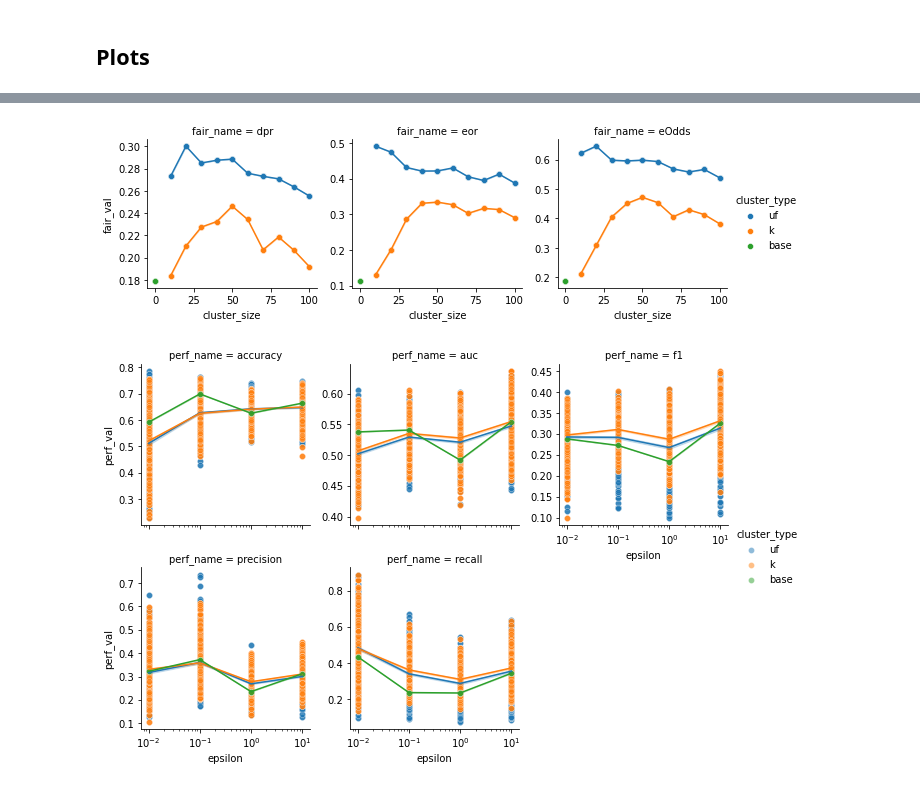
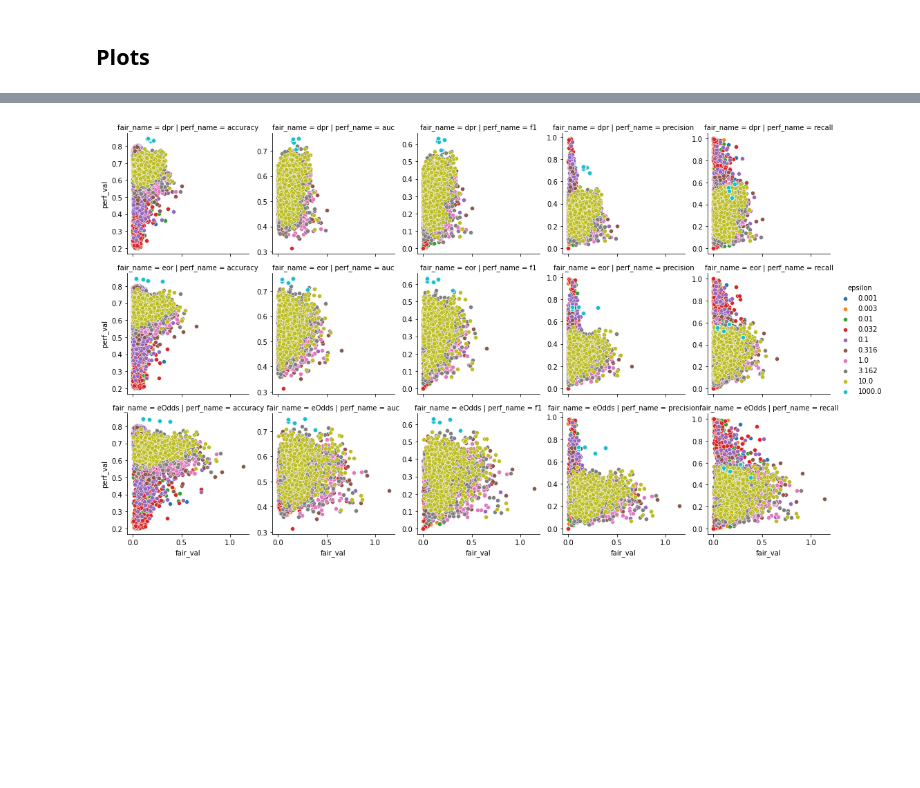
Before and after one commit to vladoxNCL/fairMDAVplus, a Jupyter notebook: Datasets/data_merge.ipynb, the cells around one changed output, grey strips where cells are left out. Drawn from its saved outputs; the diff is of its cells as text; code cells hidden in the pictures; blank space fills up the shorter version.

```diff
--- a/Datasets/data_merge.ipynb
+++ b/Datasets/data_merge.ipynb
@@ -114,0 +114,7 @@ g.add_legend()
+# %%
+melt_df = pd.read_csv('income_experiment_DP_melt.csv')
+melt_df.head()
+
+df = pd.read_csv('income_DP_Experiment_all.csv')
+df.rename(columns={'e':'epsilon'}, inplace=True)
+df.epsilon.replace({np.nan:0}, inplace=True)
@@ -115,22 +151,7 @@ g.add_legend()
 # %%
-g = (sns.FacetGrid(data=melt_df[melt_df.epsilon.isnull()
-                    & (melt_df.tau == 0)
-                    & (melt_df.micro_agg == 1)],
-            hue="cluster_type", sharey=False,
-            col='fair_name', col_wrap=3)
-     .map(sns.scatterplot, "cluster_size", "fair_val")
-     .map(sns.lineplot, "cluster_size", "fair_val")
+g = (sns.FacetGrid(data=melt_df, sharey=False, col='perf_name', row='fair_name', hue='epsilon')
+     .map(sns.scatterplot, "fair_val", "perf_val")
      .add_legend()
     )
 # %% [output]
-[figure, old version]
+[figure, new version]
-# %%
-g = (sns.FacetGrid(data=melt_df,#[melt_df.cluster_type == 'base'],
-            sharey=False, col='perf_name', col_wrap=3, hue='cluster_type')
-     .map(sns.scatterplot, "epsilon", "perf_val", alpha=0.5)
-     .map(sns.lineplot, "epsilon", "perf_val")
-     .set(xscale = 'log')
-     .add_legend()
-    )
-# %% [output]
-[figure, removed]
```
Also changed, not shown: parts of 28 cells of this notebook, 6 other files.
